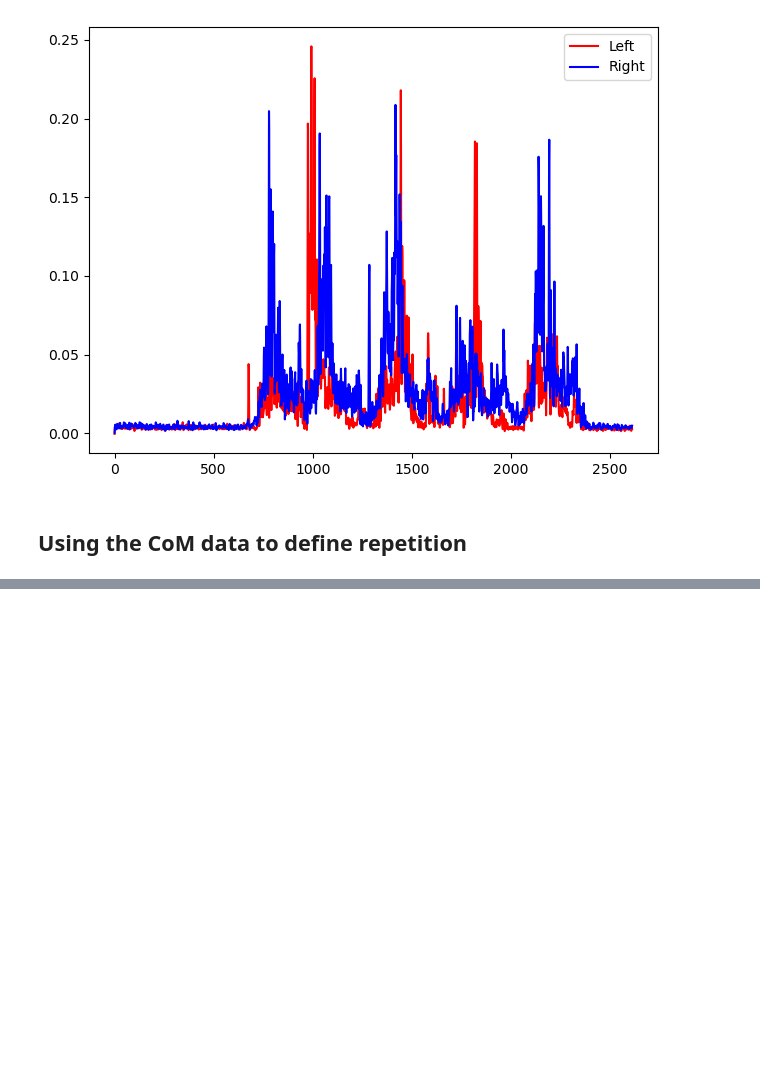
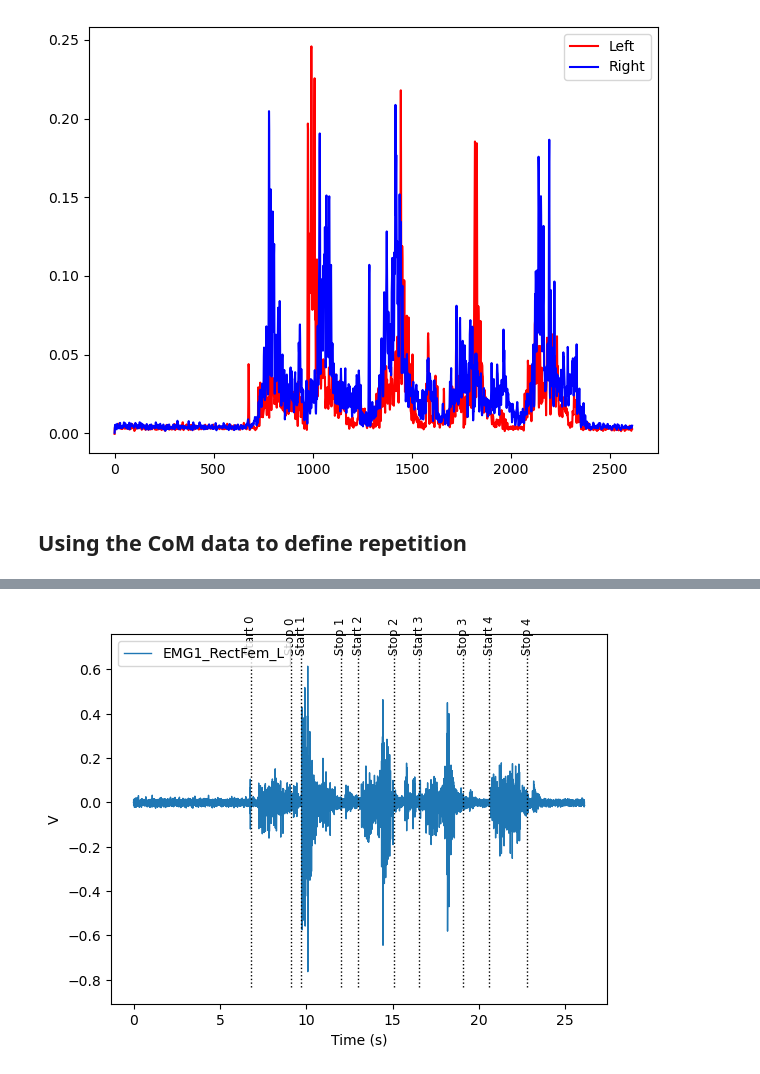
Before and after one commit to MuhammadUtoro/biomechanics, a Jupyter notebook: RF_RvsRF_L.ipynb, the cells around one changed output, grey strips where cells are left out. Drawn from its saved outputs; the diff is of its cells as text; code cells hidden in the pictures; blank space fills up the shorter version.

```diff
--- a/RF_RvsRF_L.ipynb
+++ b/RF_RvsRF_L.ipynb
@@ -75,0 +114,14 @@ l_asis.plot()
+# %%
+rf_l = rf_l.add_event(6.80,"Start")
+rf_l = rf_l.add_event(9.10,"Stop")
+rf_l = rf_l.add_event(9.70,"Start")
+rf_l = rf_l.add_event(12.0,"Stop")
+rf_l = rf_l.add_event(13.0,"Start")
+rf_l = rf_l.add_event(15.10,"Stop")
+rf_l = rf_l.add_event(16.55,"Start")
+rf_l = rf_l.add_event(19.10,"Stop")
+rf_l = rf_l.add_event(20.60,"Start")
+rf_l = rf_l.add_event(22.8,"Stop")
+rf_l.plot()
+# %% [output]
+[figure, added]
```
Also changed, not shown: parts of 6 cells of this notebook.
